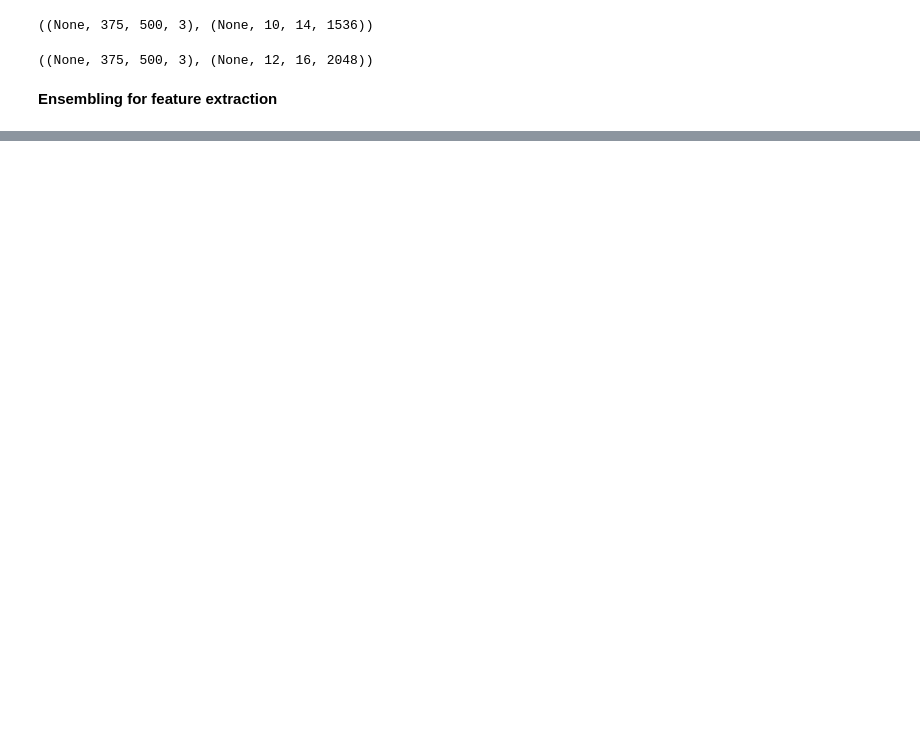
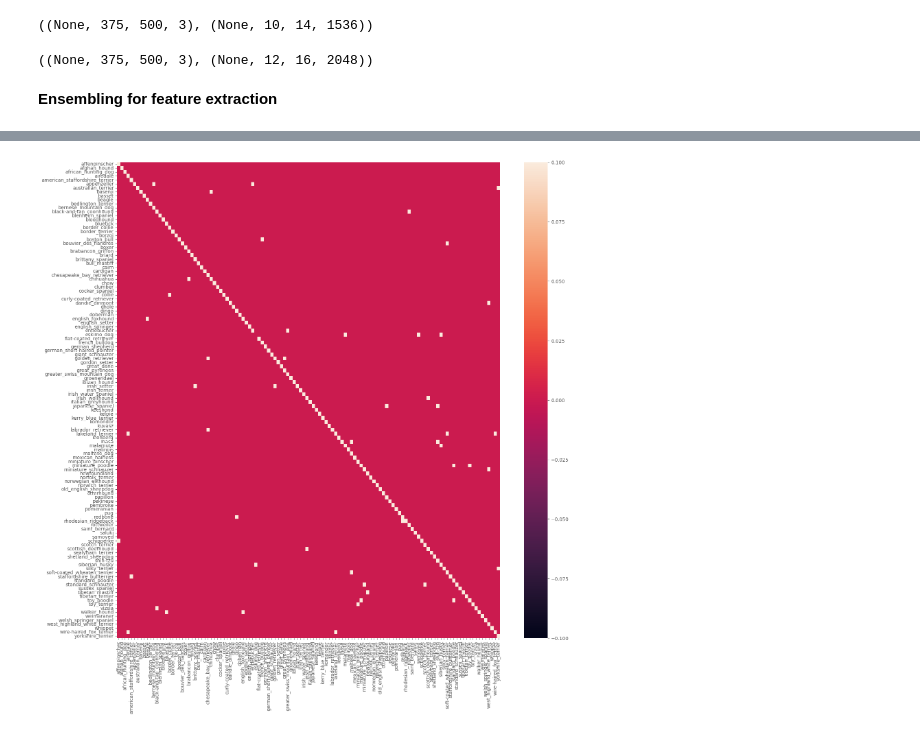
Before and after one commit to NatarajanLalgudi/DogBreedIdentification, a Jupyter notebook: dog-breed-cfn-inceptionresnetv2-xception.ipynb, the cells around one changed output, grey strips where cells are left out. Cells and saved outputs as stored; diff of their text form; code cells hidden in the pictures; blank space fills up the shorter version.

Commit message:
Kaggle Notebook | Dog_Breed_Cfn_InceptionResNetV2_Xception | Version 4

```diff
--- a/dog-breed-cfn-inceptionresnetv2-xception.ipynb
+++ b/dog-breed-cfn-inceptionresnetv2-xception.ipynb
@@ -247,0 +282,11 @@ model_perf.to_csv('Ensemble_6.csv',index=False)
+# %%
+from sklearn.metrics import confusion_matrix, classification_report
+import seaborn as sns
+from pylab import rcParams
+rcParams['figure.figsize'] = 10, 10
+plt.style.use('ggplot')
+
+%matplotlib inline
+# %%
+breed_mapping = dict(zip(val_idg.class_indices.values(), val_idg.class_indices.keys()))
+breed_mapping
@@ -247,0 +311,13 @@ model_perf.to_csv('Ensemble_6.csv',index=False)
+# %%
+# Predict probabilities for the validation set
+pred_probs = final_model.predict(val_idg)
+
+# Convert probabilities to predicted labels
+pred_labels = np.argmax(pred_probs, axis=1)
+
+# Generate classification report
+class_names = train_idg.class_indices.keys()
+report = sklearn.metrics.classification_report(val_idg.classes, pred_labels, target_names=class_names)
+
+# Print the classification report
+print(report)
@@ -247,0 +342,11 @@ model_perf.to_csv('Ensemble_6.csv',index=False)
+# %%
+df = pd.DataFrame({'actual': val_idg.classes, 'pred': pred_labels})
+# Get the unique breed labels
+breeds = np.unique(df['actual'].values)
+# Map the breed labels to their corresponding mapped values using breed_mapping dictionary
+mapped_breeds = [breed_mapping[breed] for breed in breeds]
+cm = confusion_matrix(df['actual'], df['pred'], labels=breeds)
+fig, ax = plt.subplots(figsize=(18, 18))
+_ = sns.heatmap(cm, ax=ax, yticklabels=mapped_breeds, xticklabels=mapped_breeds, robust=True)
+# %% [output]
+[figure, added]
```
Also changed, not shown: parts of 22 cells of this notebook.
